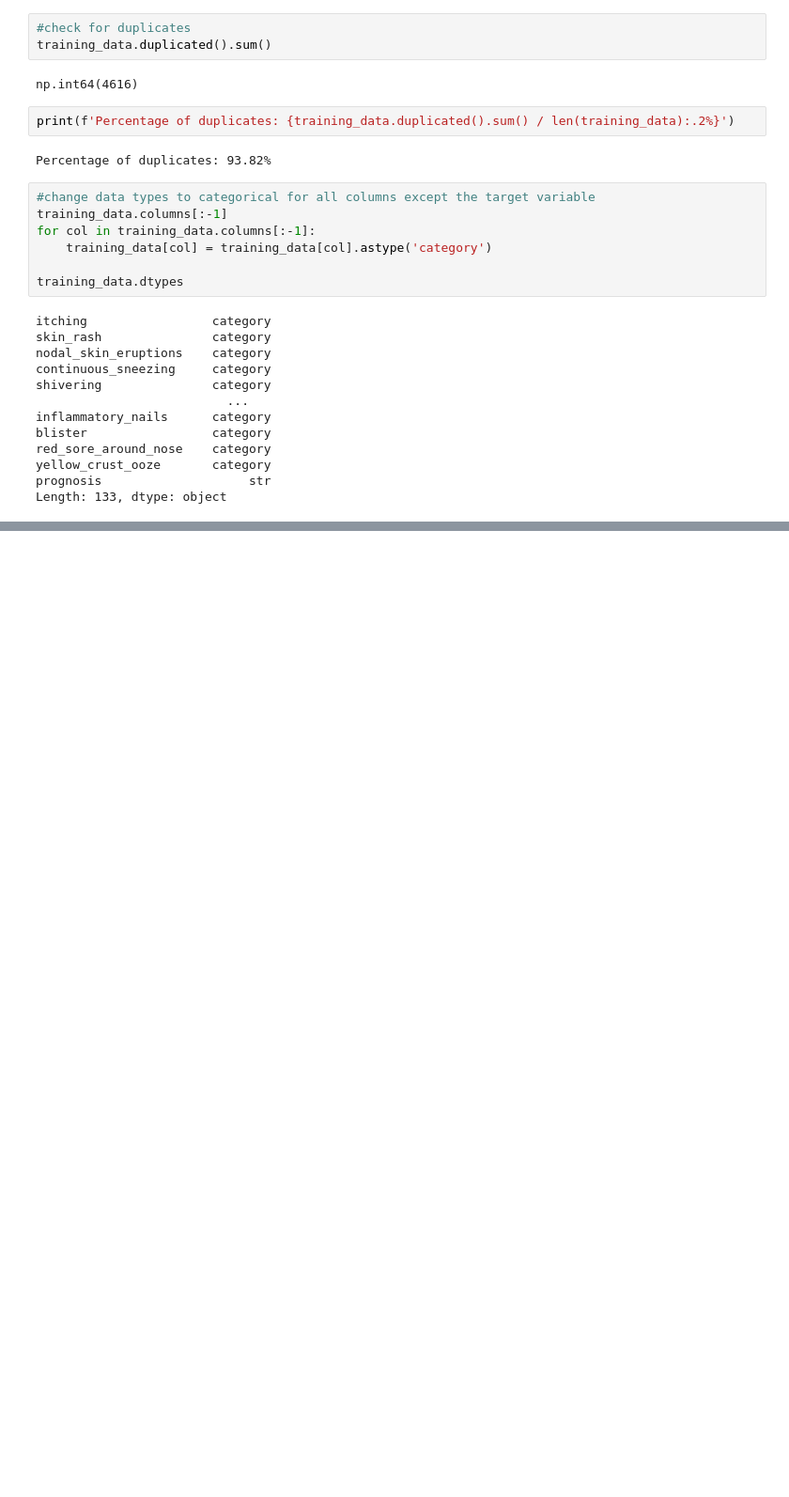
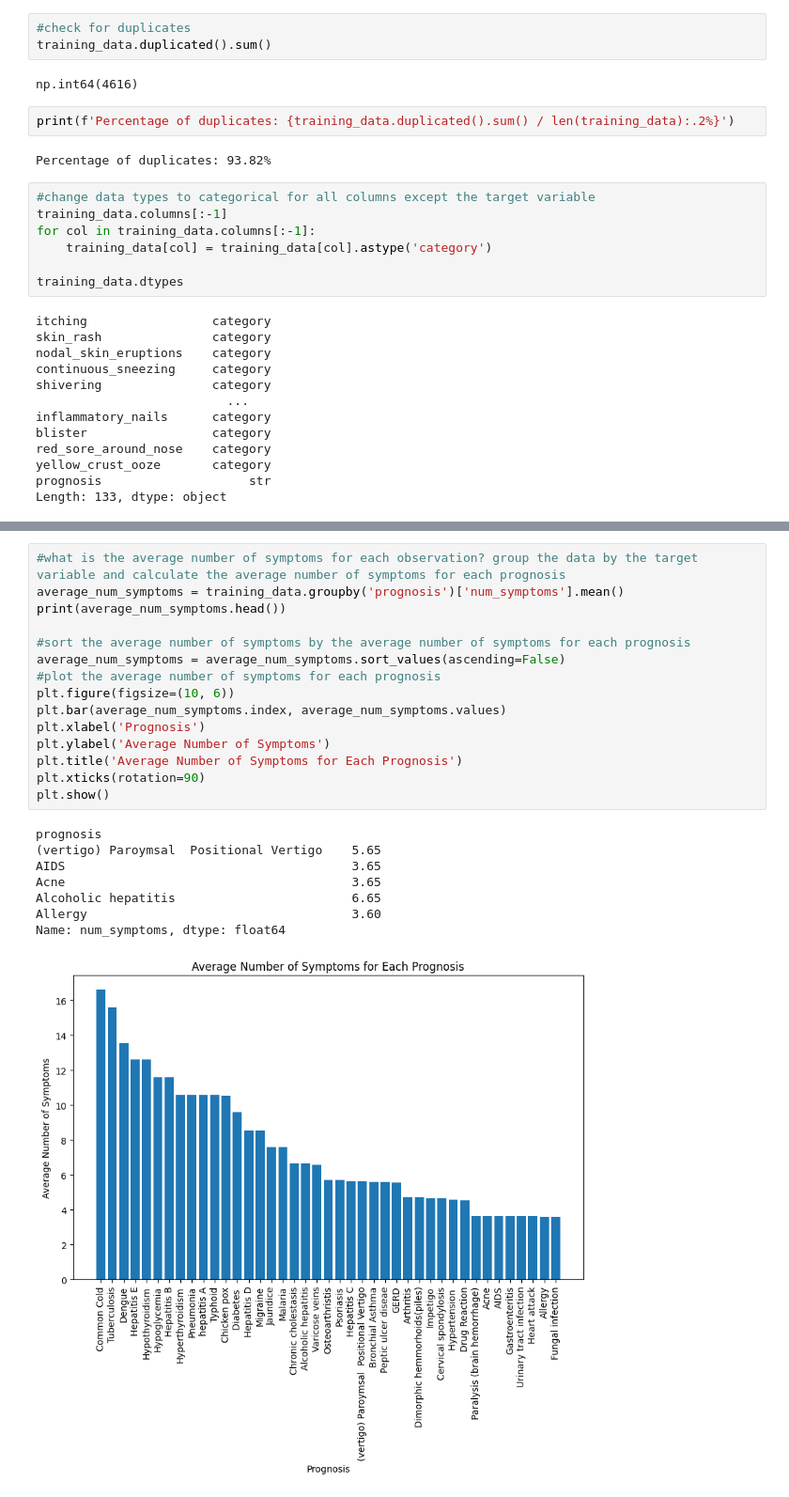
Before and after one commit to deeqa-s/Disease_Prediction_With_ML, a Jupyter notebook: experiments/EDA_deeqa.ipynb, the cells around one changed output, grey strips where cells are left out. Shown at 94% size. Saved outputs shown, nothing was run; the diff lists cells and outputs as text; blank space fills up the shorter version.

```diff
--- a/experiments/EDA_deeqa.ipynb
+++ b/experiments/EDA_deeqa.ipynb
@@ -78,0 +136,24 @@ Length: 133, dtype: object
+# %%
+#what is the average number of symptoms for each observation? group the data by the target variable and calculate the average number of symptoms for each prognosis
+average_num_symptoms = training_data.groupby('prognosis')['num_symptoms'].mean()
+print(average_num_symptoms.head())
+
+#sort the average number of symptoms by the average number of symptoms for each prognosis
+average_num_symptoms = average_num_symptoms.sort_values(ascending=False)
+#plot the average number of symptoms for each prognosis
+plt.figure(figsize=(10, 6))
+plt.bar(average_num_symptoms.index, average_num_symptoms.values)
+plt.xlabel('Prognosis')
+plt.ylabel('Average Number of Symptoms')
+plt.title('Average Number of Symptoms for Each Prognosis')
+plt.xticks(rotation=90)
+plt.show()
+# %% [output]
+prognosis
+(vertigo) Paroymsal  Positional Vertigo    5.65
+AIDS                                       3.65
+Acne                                       3.65
+Alcoholic hepatitis                        6.65
+Allergy                                    3.60
+Name: num_symptoms, dtype: float64
+[figure, added]
```
Also changed, not shown: parts of 6 cells of this notebook.
